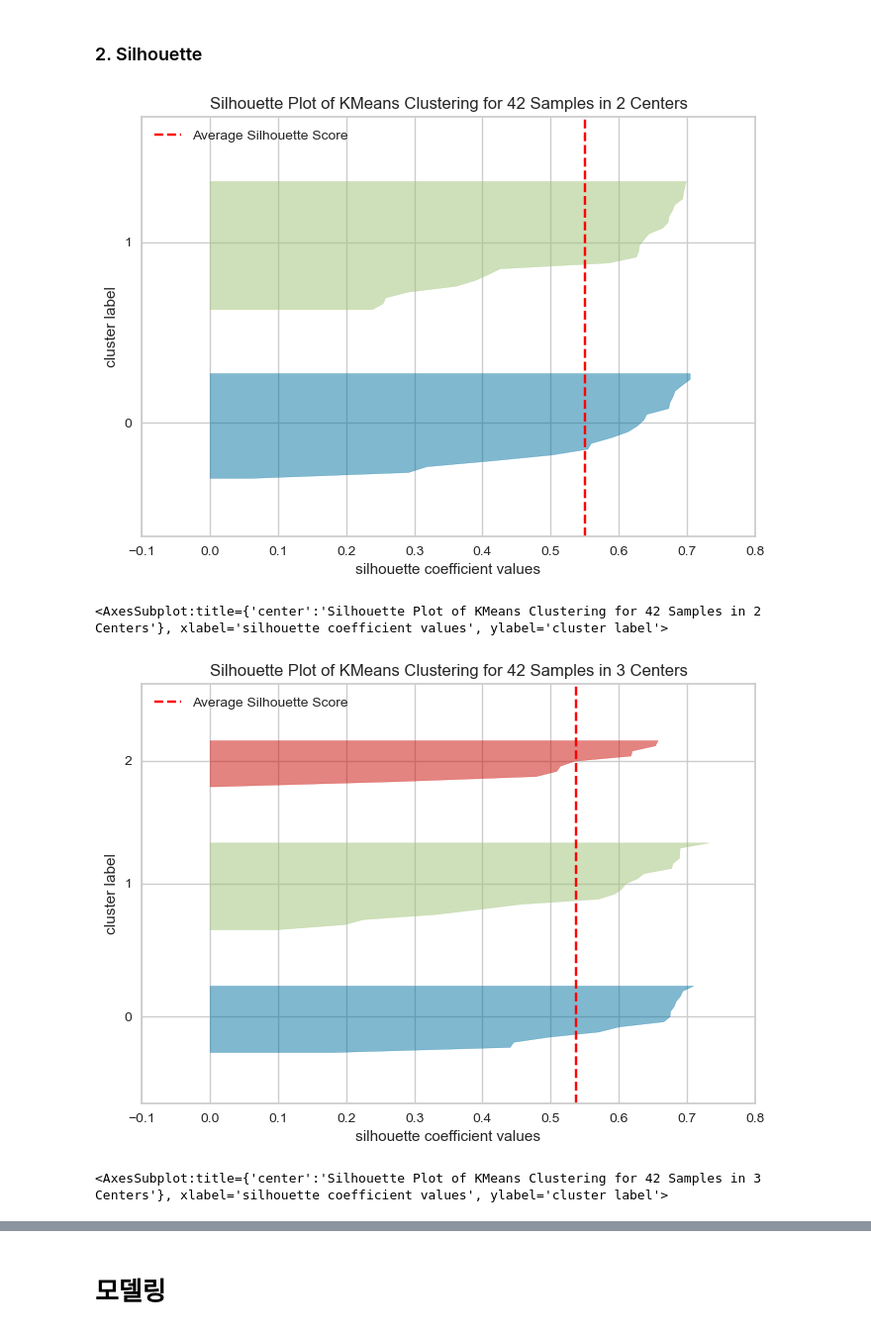
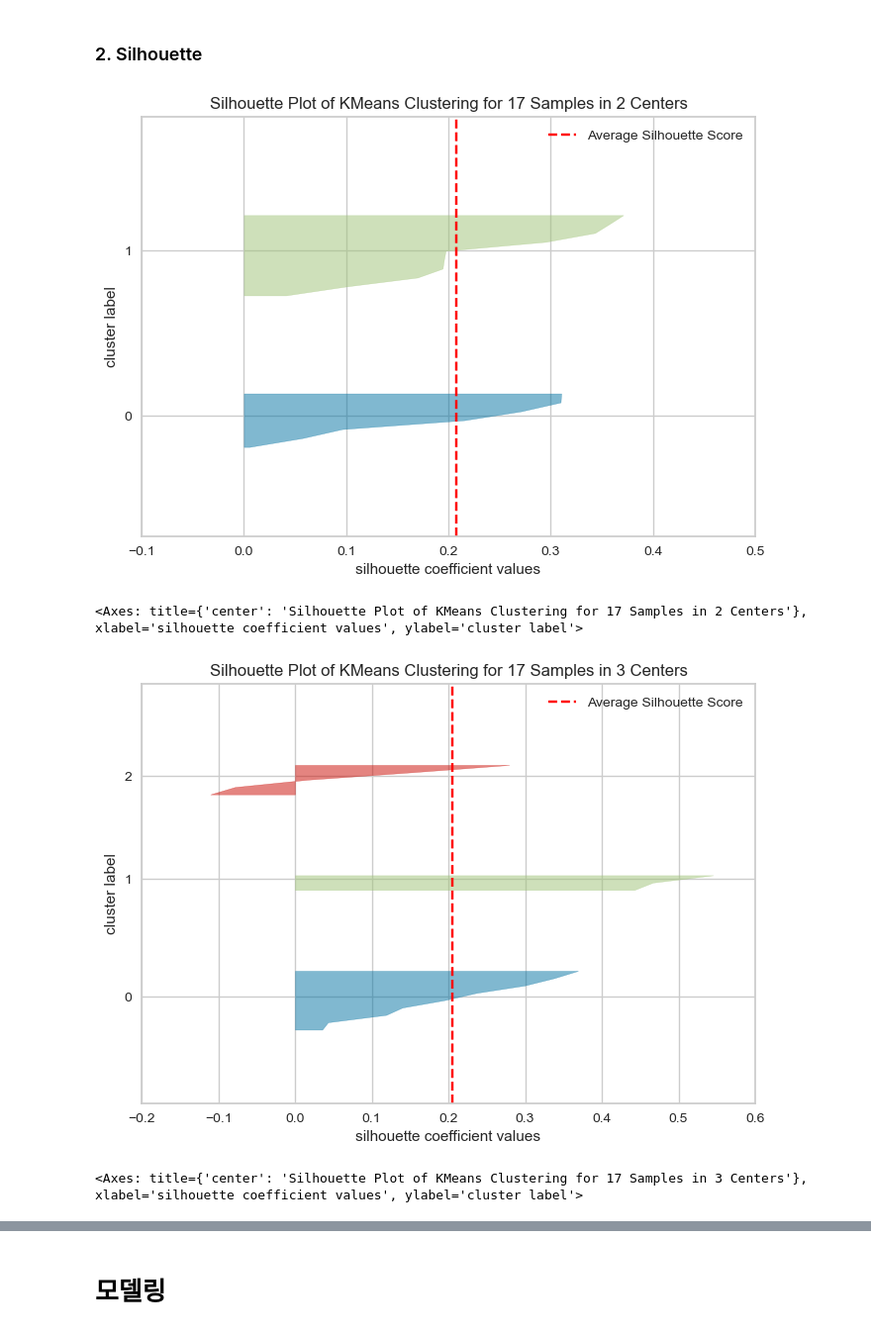
Before and after one commit to p-jiho/Big_Data_in_Seoul, a Jupyter notebook: clustering/Reduction_data.ipynb, the cells around one changed output, grey strips where cells are left out. Shown at 99% size. Drawn from its saved outputs; the diff is of its cells as text; code cells hidden in the pictures.

```diff
--- a/clustering/Reduction_data.ipynb
+++ b/clustering/Reduction_data.ipynb
@@ -94,0 +81,5 @@ data_scale = scaler.fit_transform(Total_df)
+# %%
+Scaler = MinMaxScaler()
+Data_Scale = Scaler.fit_transform(T_df)
+DS = pd.DataFrame(Data_Scale)
+DS.columns = T_df.columns
@@ -94,0 +95,4 @@ data_scale = scaler.fit_transform(Total_df)
+# %%
+# 다준공선성 제거 (VIF가 10이상)
+DS = DS[['Congestion', 'Subway_Area', 'Elevator', 'Population', 'Lease']]
+[variance_inflation_factor(DS.values, i) for i in range(DS.shape[1])]
@@ -101,7 +111,7 @@ data_scale = scaler.fit_transform(Total_df)
 # %% [markdown]
 ### Elbow
 # %%
-model = KMeans()
-visualizer = KElbowVisualizer(model, k=(1,10))
-visualizer.fit(data_scale)
+KMeans_Model = KMeans(init='k-means++', random_state = 1234)
+visualizer = KElbowVisualizer(KMeans_Model, k=(1,10))
+visualizer.fit(DS)
 # %% [output]
@@ -111,25 +122,25 @@ KElbowVisualizer(ax=<AxesSubplot:>, estimator=KMeans(n_clusters=9), k=(1, 10))
 ### 2. Silhouette
 # %%
 #클러스터링 모델 생성
-kmeans_2 = KMeans(n_clusters=2, init='random')
+KMeans_2 = KMeans(n_clusters=2, init='k-means++', random_state = 1234)
 #visualizer 생성
-visualizer_2 = SilhouetteVisualizer(kmeans_2, colors='yellowbrick')
+visualizer_2 = SilhouetteVisualizer(KMeans_2, colors='yellowbrick')
 #생성된 visualizer에 데이터 입력
-visualizer_2.fit(Total_df)
+visualizer_2.fit(DS)
 visualizer_2.show()
 # %% [output]
-[figure, old version]
+[figure, new version]
-<AxesSubplot:title={'center':'Silhouette Plot of KMeans Clustering for 42 Samples in 2 Centers'}, xlabel='silhouette coefficient values', ylabel='cluster label'>
+<Axes: title={'center': 'Silhouette Plot of KMeans Clustering for 17 Samples in 2 Centers'}, xlabel='silhouette coefficient values', ylabel='cluster label'>
 # %%
 #클러스터링 모델 생성
-kmeans_3 = KMeans(n_clusters=3, init='random')
+KMeans_3 = KMeans(n_clusters=3, init='k-means++', random_state = 1234)
 #visualizer 생성
-visualizer_3 = SilhouetteVisualizer(kmeans_3, colors='yellowbrick')
+visualizer_3 = SilhouetteVisualizer(KMeans_3, colors='yellowbrick')
 #생성된 visualizer에 데이터 입력
-visualizer_3.fit(Total_df)
+visualizer_3.fit(DS)
 visualizer_3.show()
 # %% [output]
-[figure, old version]
+[figure, new version]
-<AxesSubplot:title={'center':'Silhouette Plot of KMeans Clustering for 42 Samples in 3 Centers'}, xlabel='silhouette coefficient values', ylabel='cluster label'>
+<Axes: title={'center': 'Silhouette Plot of KMeans Clustering for 17 Samples in 3 Centers'}, xlabel='silhouette coefficient values', ylabel='cluster label'>
 # %%
 #클러스터링 모델 생성
```
Also changed, not shown: parts of 49 cells of this notebook.
